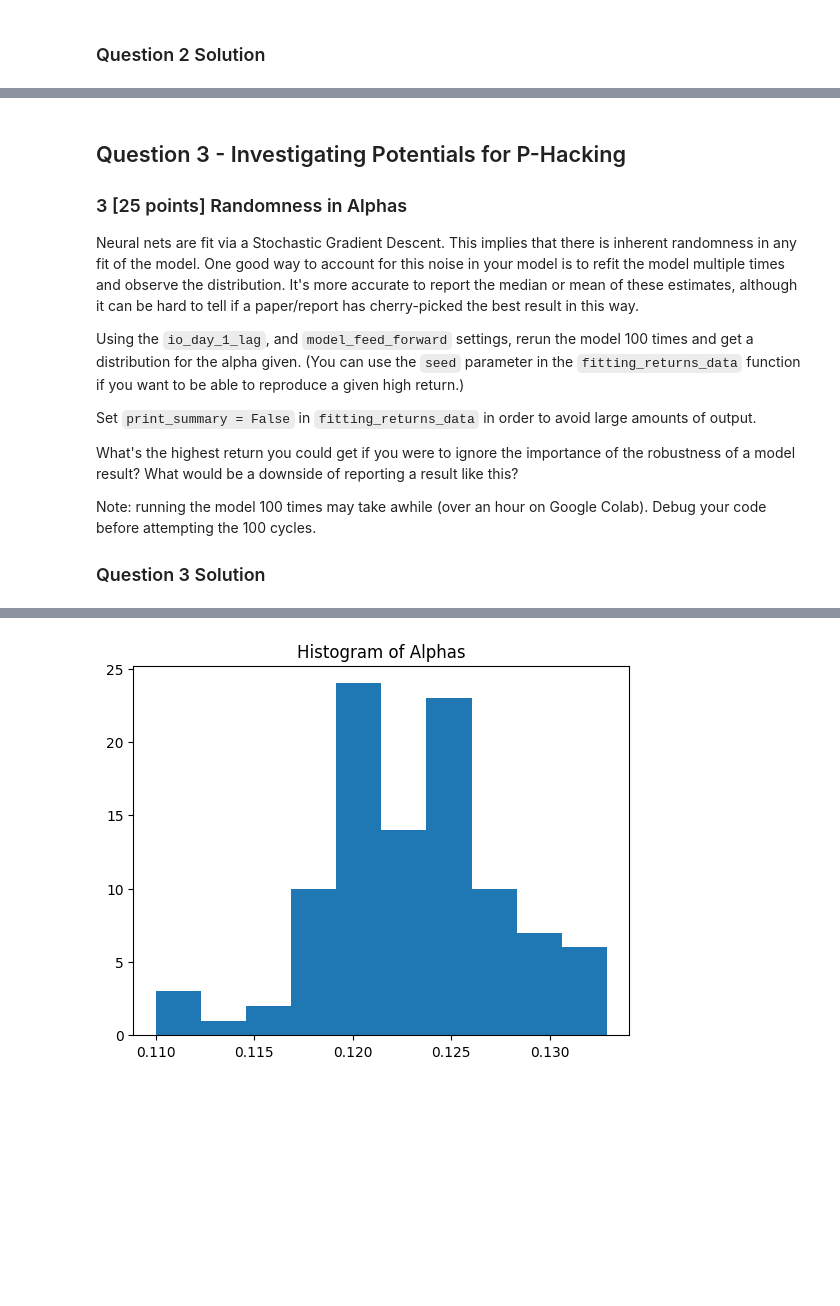
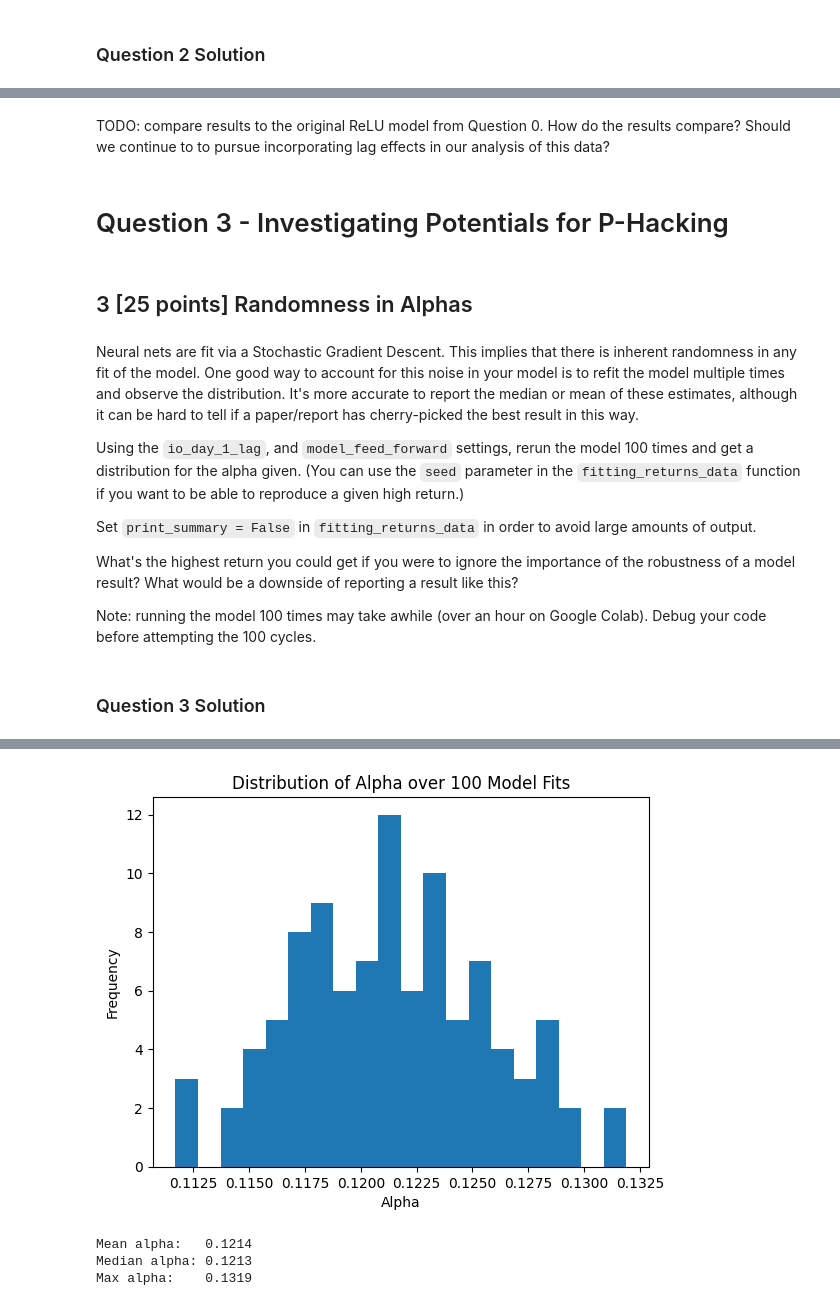
Before and after one commit to tiaeabraham/pbj-bem114, a Jupyter notebook: Problem Set 5/pbj_bem114_hw4.ipynb, the cells around one changed output, grey strips where cells are left out. Drawn from its saved outputs; the diff is of its cells as text; code cells hidden in the pictures; blank space fills up the shorter version.

```diff
--- a/Problem Set 5/pbj_bem114_hw4.ipynb
+++ b/Problem Set 5/pbj_bem114_hw4.ipynb
@@ -491,10 +511,13 @@ Covariance Type:            nonrobust
 
 Notes:
 [1] Standard Errors assume that the covariance matrix of the errors is correctly specified.
+# %% [markdown]
+TODO: compare results to the original ReLU model from Question 0. How do the results compare? Should we continue to to pursue incorporating lag effects in our analysis of this data?
+# %% [markdown]
+# Question 3 - Investigating Potentials for P-Hacking
+# %% [markdown]
+## 3 [25 points] Randomness in Alphas
 # %% [markdown]
-## Question 3 - Investigating Potentials for P-Hacking
-### 3 [25 points] Randomness in Alphas
-
 Neural  nets are fit via a Stochastic Gradient Descent. This implies that there is inherent randomness in any fit of the model. One good way to account for this noise in your model is to refit the model multiple times and observe the distribution. It's more accurate to report the median or mean of these estimates, although it can be hard to tell if a paper/report has cherry-picked the best result in this way.
 
 Using the `io_day_1_lag`, and `model_feed_forward` settings, rerun the model 100 times and get a distribution for the alpha given. (You can use the `seed` parameter in the `fitting_returns_data` function if you want to be able to reproduce a given high return.)
@@ -504,8 +527,34 @@ Set `print_summary = False` in `fitting_returns_data` in order to avoid large am
 What's the highest return you could get if you were to ignore the importance of the robustness of a model result? What would be a downside of reporting a result like this?
 
 Note: running the model 100 times may take awhile (over an hour on Google Colab). Debug your code before attempting the 100 cycles.
-
-### Question 3 Solution
+# %% [markdown]
+### Question 3 Solution
 # %%
 # Rerun model 100 times
+N = 100
+alphas = []
+for i in range(N):
+    # fit the net with a new seed, silence the OLS summary
+    _, _, ols = fitting_returns_data(
+        'ff6_factors_19630701_20230131.csv',
+        io_day_1_lag,
+        model_feed_forward,
+        seed=i,
+        print_summary=False
+    )
+    alphas.append(ols.params['const'])
+
+alphas = np.array(alphas)
+
+# Plot histogram
+plt.hist(alphas, bins=20)
+plt.title("Distribution of Alpha over 100 Model Fits")
+plt.xlabel("Alpha")
+plt.ylabel("Frequency")
+plt.show()
+
+# Print summary statistics
+print(f"Mean alpha:   {alphas.mean():.4f}")
+print(f"Median alpha: {np.median(alphas):.4f}")
+print(f"Max alpha:    {alphas.max():.4f}")
 # %% [output]
@@ -529 +578,4 @@ Note: running the model 100 times may take awhile (over an hour on Google Colab)
-[figure, old version]
+[figure, new version]
+Mean alpha:   0.1214
+Median alpha: 0.1213
+Max alpha:    0.1319
```
Also changed, not shown: parts of 2 cells of this notebook.
